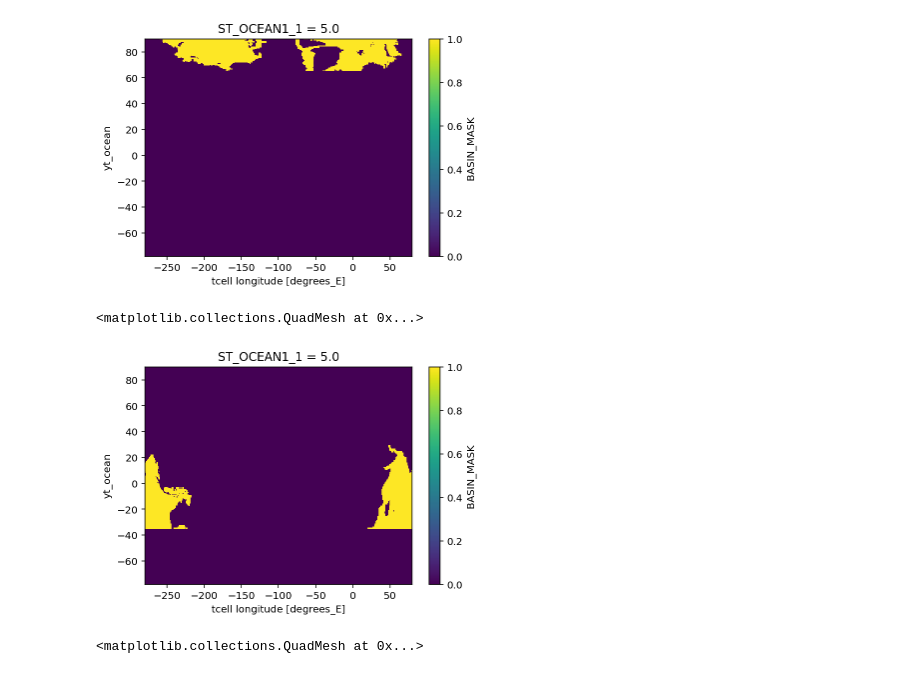
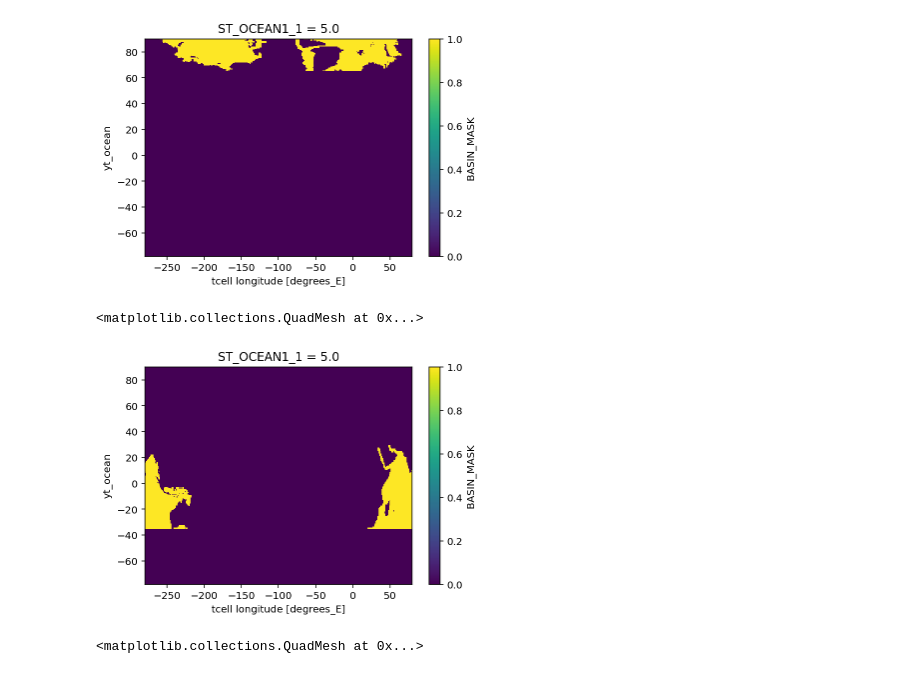
Before and after one commit to claireyung/unsw_clex_project_files, a Jupyter notebook: basin_heat_uptake.ipynb, the cells around one changed output. Cells and saved outputs as stored; diff of their text form; code cells hidden in the pictures.

```diff
--- a/basin_heat_uptake.ipynb
+++ b/basin_heat_uptake.ipynb
@@ -152,13 +161,20 @@ arctic_mask.plot()
 <matplotlib.collections.QuadMesh at 0x...>
 [figure]
 # %%
+# indian_mask = (basinmask.BASIN_MASK.where(basinmask.BASIN_MASK > 4).where(basinmask.BASIN_MASK < 6)/5).isel(ST_OCEAN1_1 = 0).fillna(0)
+# indian_mask.coords['YT_OCEAN'] = temp_warm.yt_ocean.values
+# indian_mask = indian_mask.rename({'XT_OCEAN':'xt_ocean','YT_OCEAN':'yt_ocean'})
+# indian_mask.plot()
+
 indian_mask = (basinmask.BASIN_MASK.where(basinmask.BASIN_MASK > 4).where(basinmask.BASIN_MASK < 6)/5).isel(ST_OCEAN1_1 = 0).fillna(0)
+extra_mask3 = (basinmask.BASIN_MASK.where(basinmask.BASIN_MASK > 9)/10).isel(ST_OCEAN1_1 = 0).fillna(0)
+indian_mask = indian_mask+extra_mask3
 indian_mask.coords['YT_OCEAN'] = temp_warm.yt_ocean.values
 indian_mask = indian_mask.rename({'XT_OCEAN':'xt_ocean','YT_OCEAN':'yt_ocean'})
 indian_mask.plot()
 # %% [output]
 <matplotlib.collections.QuadMesh at 0x...>
-[figure, old version]
+[figure, new version]
 # %%
 mediterranean_mask = (basinmask.BASIN_MASK.where(basinmask.BASIN_MASK > 5).where(basinmask.BASIN_MASK < 7)/6).isel(ST_OCEAN1_1 = 0).fillna(0)
 mediterranean_mask.coords['YT_OCEAN'] = temp_warm.yt_ocean.values
```
Also changed, not shown: parts of 7 cells of this notebook, 13 other files.
